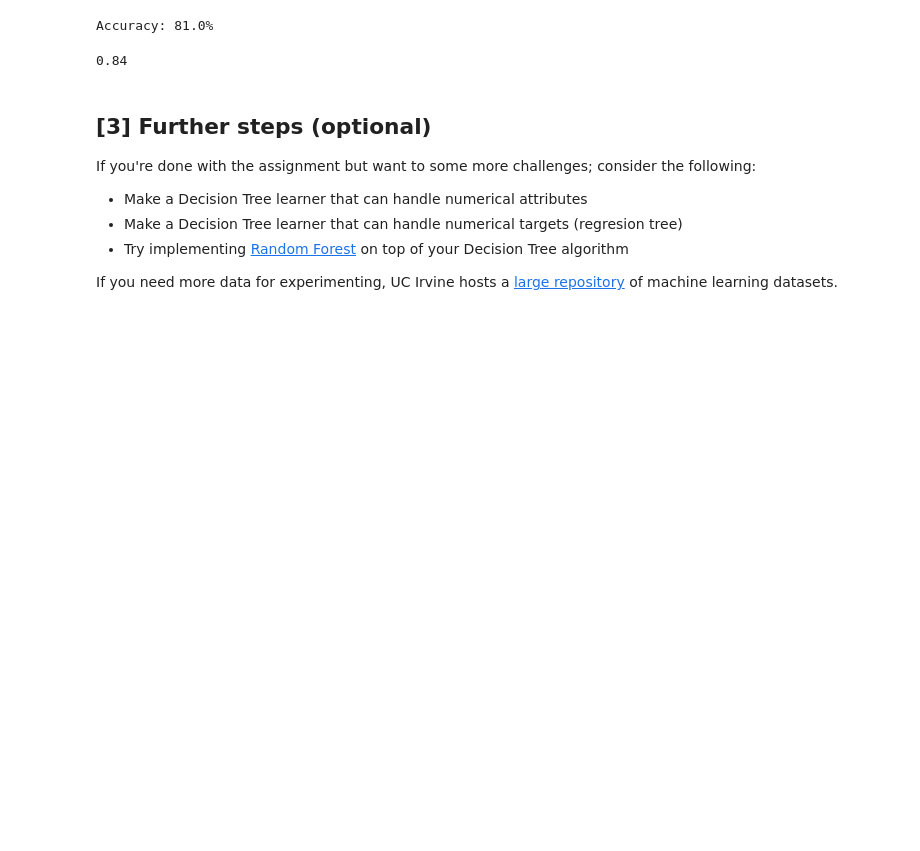
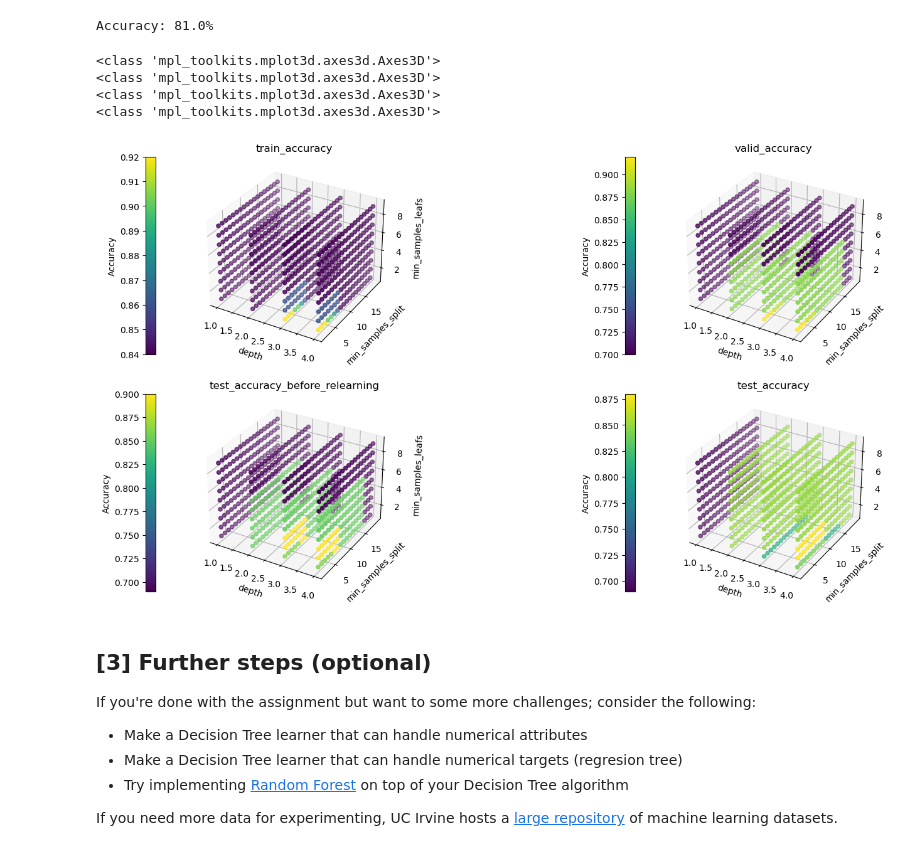
Before and after one commit to LasseLemke/TDT-4173-2023-task-1, a Jupyter notebook: decision_tree/experiment.ipynb, the cells around one changed output. Saved outputs shown, nothing was run; the diff lists cells and outputs as text; code cells hidden in the pictures; blank space fills up the shorter version.

```diff
--- a/decision_tree/experiment.ipynb
+++ b/decision_tree/experiment.ipynb
@@ -312,13 +288,39 @@ best_model.fit(X, y)
 print(f'Accuracy: {dt.accuracy(y_true=y_test, y_pred=best_model.predict(X_test)) * 100 :.1f}%')
 # %% [output]
 Accuracy: 81.0%
-# %%
-# test
-dec_tree = dt.DecisionTree()
-dec_tree.fit(X_final_train, y_final_train)
-dt.accuracy(y_true=y_test, y_pred=dec_tree.predict(X_test))
-# %% [output]
-0.84
+# %%
+#from mpl_toolkits.mplot3d import Axes3D
+
+
+fig = plt.figure(figsize=(20,9))
+accuracy_cols = ['train_accuracy','valid_accuracy','test_accuracy_before_relearning','test_accuracy']
+
+for i, accuracy_col in enumerate(accuracy_cols):
+    # Create a 3D scatter plot
+    ax = fig.add_subplot(int(f'2{len(accuracy_cols)//2}{i+1}'), projection='3d')
+    print(type(ax))
+    ax.set_title(accuracy_col)
+
+    # Scatter plot with color determined by accuracy
+    scatter = ax.scatter(models_sorted['depth'], models_sorted['min_samples_split'], models_sorted['min_samples_leafs'], c=models_sorted[accuracy_col], cmap='viridis')
+
+    # Add a color bar which maps values to colors
+    cbar = plt.colorbar(scatter,location='left')
+    cbar.set_label('Accuracy')
+
+    # Set labels for the axes
+    ax.set_xlabel('depth')
+    ax.set_ylabel('min_samples_split')
+    ax.set_zlabel('min_samples_leafs')
+
+# Show the plot
+plt.show()
+# %% [output]
+<class 'mpl_toolkits.mplot3d.axes3d.Axes3D'>
+<class 'mpl_toolkits.mplot3d.axes3d.Axes3D'>
+<class 'mpl_toolkits.mplot3d.axes3d.Axes3D'>
+<class 'mpl_toolkits.mplot3d.axes3d.Axes3D'>
+[figure, added]
 # %% [markdown]
 ## [3] Further steps (optional)
 
```
Also changed, not shown: parts of 11 cells of this notebook.
